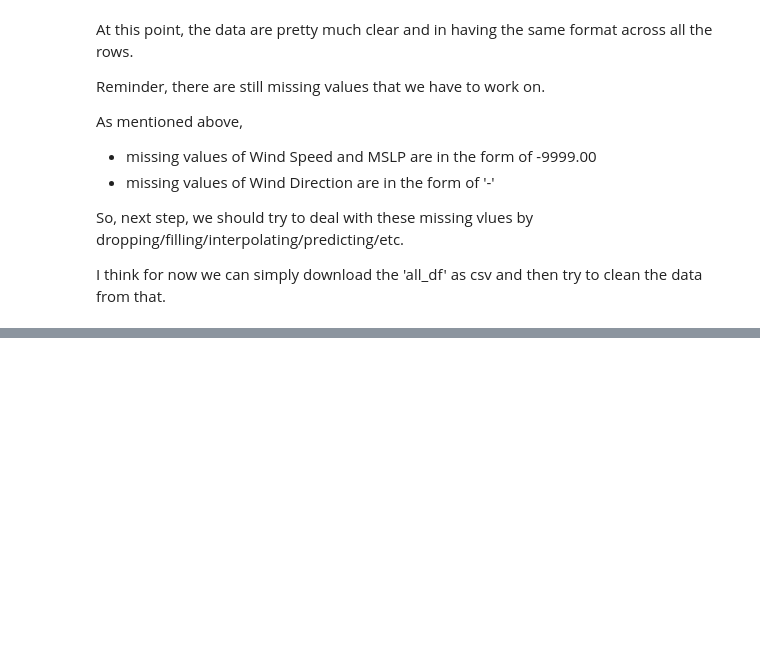
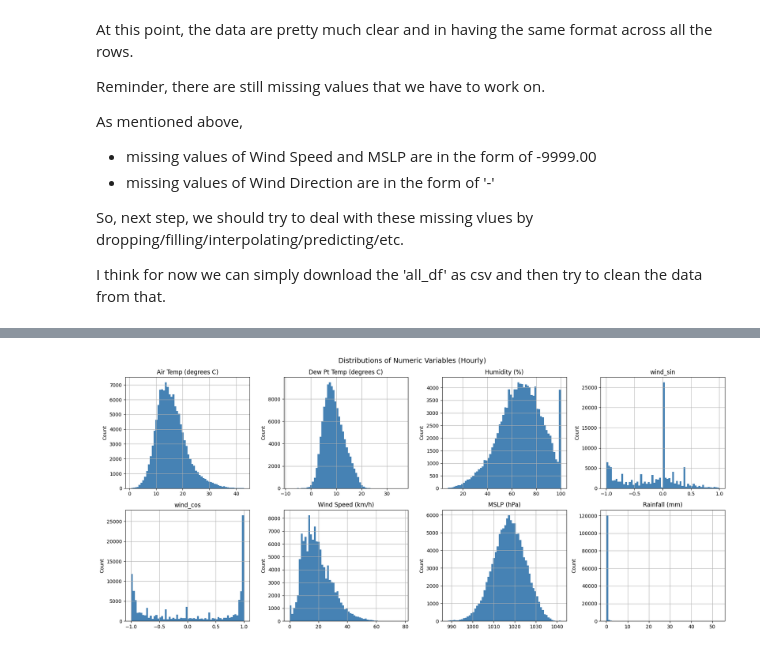
Before and after one commit to njir0003/ADS2001-M2, a Jupyter notebook: Data_Cleaning_1.ipynb, the cells around one changed output, grey strips where cells are left out. Cells and saved outputs as stored; diff of their text form; code cells hidden in the pictures; blank space fills up the shorter version.

```diff
--- a/Data_Cleaning_1.ipynb
+++ b/Data_Cleaning_1.ipynb
@@ -532,0 +656,25 @@ I think for now we can simply download the 'all_df' as csv and then try to clean
+# %%
+# Resample to hourly: mean for continuous vars, sum for incremental rainfall
+hourly_df = all_df.resample('h').agg({
+    'Air Temp (degrees C)':     'mean',
+    'Dew Pt Temp (degrees C)':  'mean',
+    'Humidity (%)':             'mean',
+    'wind_sin':                 'mean',
+    'wind_cos':                 'mean',
+    'Wind Speed (km/h)':        'mean',
+    'MSLP (hPa)':               'mean',
+    'rainfall_inc':             'sum',
+}).rename(columns={'rainfall_inc': 'Rainfall (mm)'})
+
+# Drop hours that had no observations at all (fully empty)
+hourly_df = hourly_df.dropna(subset=['Air Temp (degrees C)'])
+
+# Clean up helper columns
+all_df.drop(columns=['wind_sin', 'wind_cos', 'rain_day', 'rainfall_inc'], inplace=True)
+
+# Replace all_df with hourly version for all downstream analysis
+all_df = hourly_df
+
+print(f"Hourly rows: {all_df.shape[0]:,}   Columns: {list(all_df.columns)}")
+print(f"\nMissing values:\n{all_df.isna().sum()}")
+all_df.head()
@@ -532,0 +737,18 @@ I think for now we can simply download the 'all_df' as csv and then try to clean
+# %%
+numeric_cols = ['Air Temp (degrees C)', 'Dew Pt Temp (degrees C)', 'Humidity (%)',
+                'wind_sin', 'wind_cos', 'Wind Speed (km/h)', 'MSLP (hPa)', 'Rainfall (mm)']
+
+fig, axes = plt.subplots(2, 4, figsize=(18, 8))
+fig.suptitle('Distributions of Numeric Variables (Hourly)', fontsize=14)
+
+for ax, col in zip(axes.flatten(), numeric_cols):
+    all_df[col].hist(bins=60, ax=ax, color='steelblue', edgecolor='none')
+    ax.set_title(col)
+    ax.set_xlabel('')
+    ax.set_ylabel('Count')
+
+plt.tight_layout()
+plt.savefig(f'{PLOTS_DIR}/dc1_01_variable_distributions.png', dpi=300, bbox_inches='tight')
+plt.show()
+# %% [output]
+[figure, added]
```
Also changed, not shown: parts of 82 cells of this notebook.
